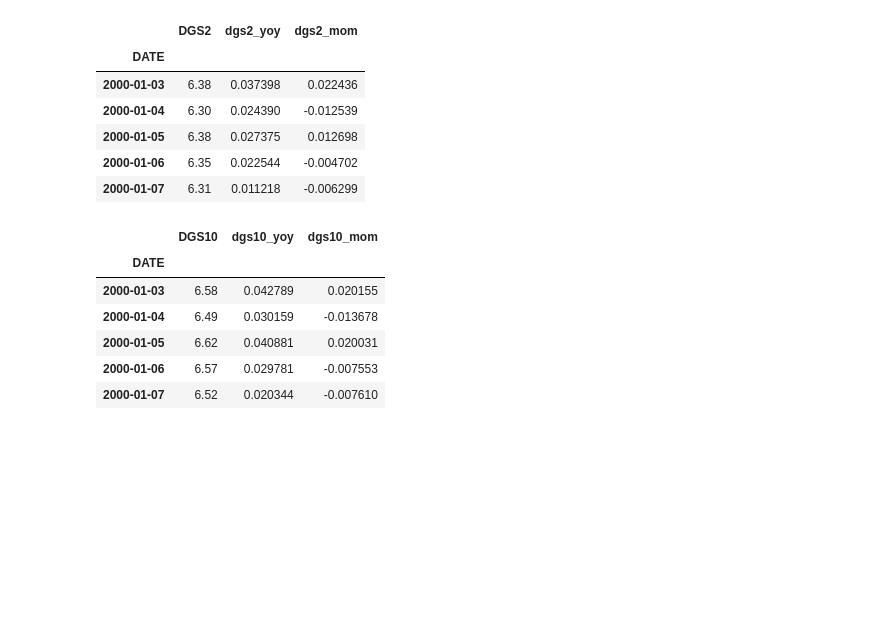
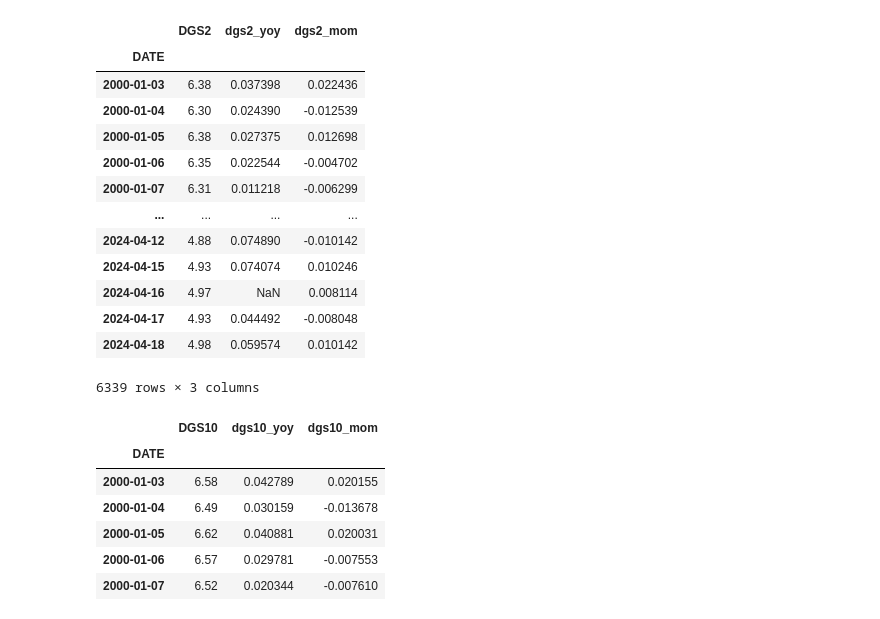
Before and after one commit to SciPy-data-scientist/DataTalks---Course-Materials-for-Analytics-in-Stock-Markets-Zoomcamp, a Jupyter notebook: homework_1.ipynb, the cells around one changed output. Cells and saved outputs as stored; diff of their text form; code cells hidden in the pictures; blank space fills up the shorter version.

```diff
--- a/homework_1.ipynb
+++ b/homework_1.ipynb
@@ -113,18 +119,25 @@ dgs10 = pdr.DataReader("DGS10", "fred", start=start)
 # %%
 dgs2['dgs2_yoy'] = dgs2.DGS2/dgs2.DGS2.shift(12)-1
 dgs2['dgs2_mom'] = dgs2.DGS2/dgs2.DGS2.shift(1)-1
 
 dgs2_2000_now = dgs2.loc['2000-01-01':]
 
-dgs2_2000_now.head(5)
+dgs2_2000_now
 # %% [output]
 |  | DGS2 | dgs2_yoy | dgs2_mom |
 | DATE |  |  |  |
 | 2000-01-03 | 6.38 | 0.037398 | 0.022436 |
 | 2000-01-04 | 6.30 | 0.024390 | -0.012539 |
 | 2000-01-05 | 6.38 | 0.027375 | 0.012698 |
 | 2000-01-06 | 6.35 | 0.022544 | -0.004702 |
 | 2000-01-07 | 6.31 | 0.011218 | -0.006299 |
+| ... | ... | ... | ... |
+| 2024-04-12 | 4.88 | 0.074890 | -0.010142 |
+| 2024-04-15 | 4.93 | 0.074074 | 0.010246 |
+| 2024-04-16 | 4.97 | NaN | 0.008114 |
+| 2024-04-17 | 4.93 | 0.044492 | -0.008048 |
+| 2024-04-18 | 4.98 | 0.059574 | 0.010142 |
+6339 rows × 3 columns
 # %%
 dgs10['dgs10_yoy'] = dgs10.DGS10/dgs10.DGS10.shift(12)-1
 dgs10['dgs10_mom'] = dgs10.DGS10/dgs10.DGS10.shift(1)-1
```
Also changed, not shown: parts of 109 cells of this notebook.
